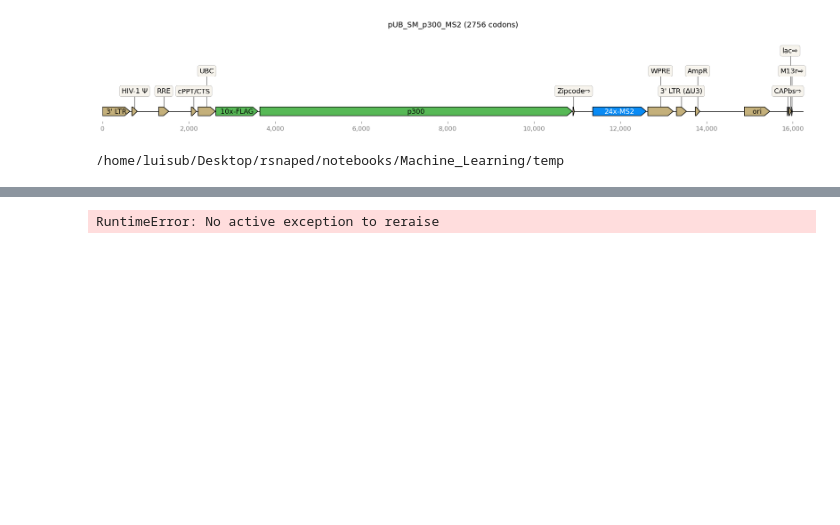
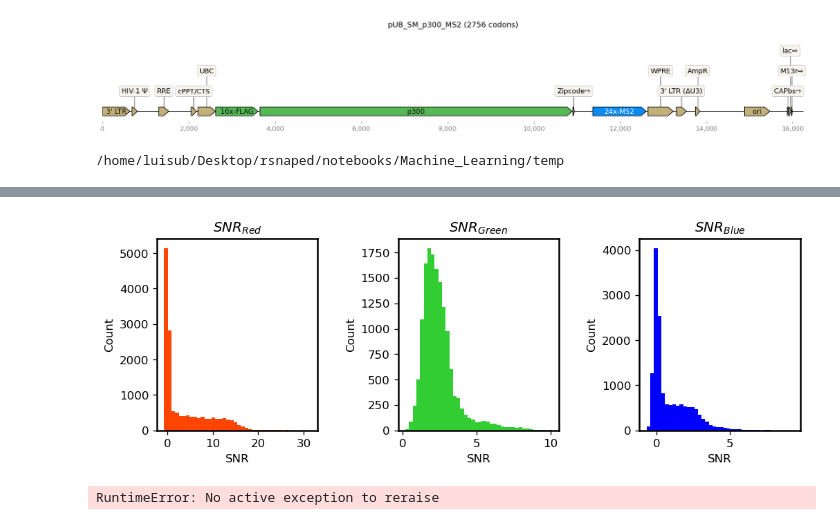
Before and after one commit to MunskyGroup/rsnaped, a Jupyter notebook: notebooks/Machine_Learning/Multiplexing_DataGeneration.ipynb, the cells around one changed output, grey strips where cells are left out. Cells and saved outputs as stored; diff of their text form; code cells hidden in the pictures; blank space fills up the shorter version.

```diff
--- a/notebooks/Machine_Learning/Multiplexing_DataGeneration.ipynb
+++ b/notebooks/Machine_Learning/Multiplexing_DataGeneration.ipynb
@@ -227,3 +267,32 @@ dataframe_simulated_cell.head()
+# %%
+df = dataframe_simulated_cell
+SNR_red_channel = df.loc[(df['cell_number']==selected_cell) ].SNR_red.values
+SNR_green_channel = df.loc[(df['cell_number']==selected_cell) ].SNR_green.values
+SNR_blue_channel = df.loc[(df['cell_number']==selected_cell) ].SNR_blue.values
+# %%
+#@title ####Plotting SNR
+
+# Plotting
+fig, ax = plt.subplots(1,3, figsize=(10, 3))
+ax[0].hist(SNR_red_channel, bins = 40, color = 'orangered')
+ax[0].set_ylabel('Count')
+ax[0].set_title('$SNR_{Red}$')
+ax[0].set_xlabel('SNR')
+
+ax[1].hist(SNR_green_channel, bins = 40, color = 'limegreen')
+ax[1].set_ylabel('Count')
+ax[1].set_title('$SNR_{Green}$')
+ax[1].set_xlabel('SNR')
+
+ax[2].hist(SNR_blue_channel, bins = 40, color = 'blue')
+ax[2].set_ylabel('Count')
+ax[2].set_title('$SNR_{Blue}$')
+ax[2].set_xlabel('SNR')
+plt.subplots_adjust(wspace=0.5, hspace=0)
+
+plt.show()
+# %% [output]
+[figure, added]
 # %%
 raise
 # %% [output]
```
Also changed, not shown: parts of 8 cells of this notebook, 2 other files.
